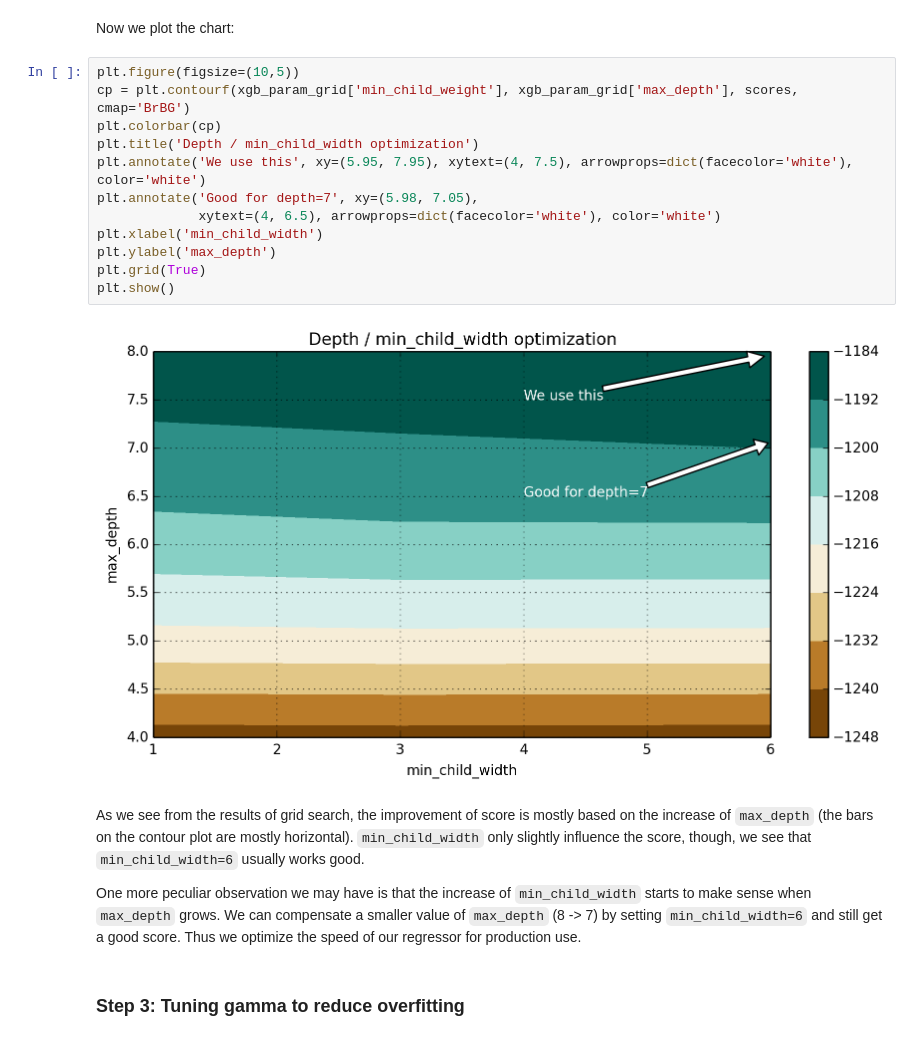
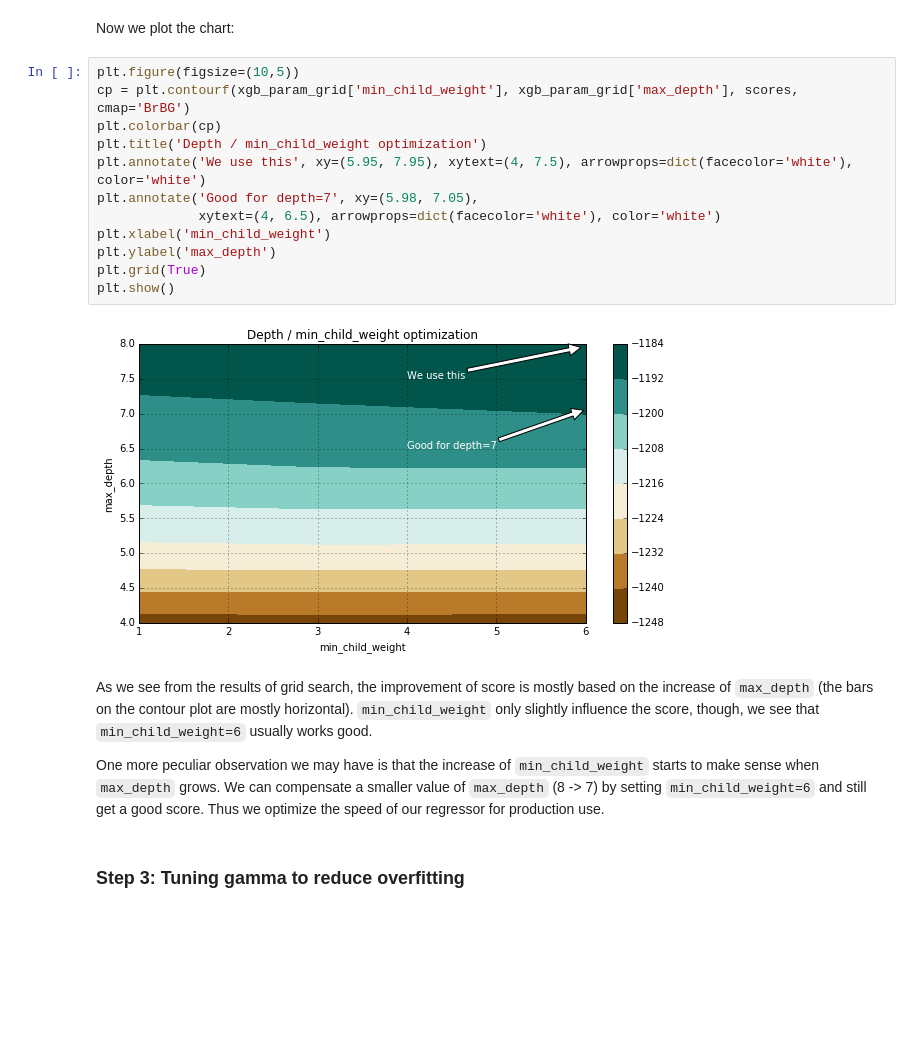
Before and after one commit to dnkirill/allstate_capstone, a Jupyter notebook: part2_xgboost.ipynb, the cells around one changed output. Saved outputs shown, nothing was run; the diff lists cells and outputs as text; blank space fills up the shorter version.

```diff
--- a/part2_xgboost.ipynb
+++ b/part2_xgboost.ipynb
@@ -349,21 +350,21 @@ Now we plot the chart:
 # %%
 plt.figure(figsize=(10,5))
 cp = plt.contourf(xgb_param_grid['min_child_weight'], xgb_param_grid['max_depth'], scores, cmap='BrBG')
 plt.colorbar(cp)
-plt.title('Depth / min_child_width optimization')
+plt.title('Depth / min_child_weight optimization')
 plt.annotate('We use this', xy=(5.95, 7.95), xytext=(4, 7.5), arrowprops=dict(facecolor='white'), color='white')
 plt.annotate('Good for depth=7', xy=(5.98, 7.05),
              xytext=(4, 6.5), arrowprops=dict(facecolor='white'), color='white')
-plt.xlabel('min_child_width')
+plt.xlabel('min_child_weight')
 plt.ylabel('max_depth')
 plt.grid(True)
 plt.show()
 # %% [output]
-[figure, old version]
+[figure, new version]
 # %% [markdown]
-As we see from the results of grid search, the improvement of score is mostly based on the increase of `max_depth` (the bars on the contour plot are mostly horizontal). `min_child_width` only slightly influence the score, though, we see that `min_child_width=6` usually works good.
+As we see from the results of grid search, the improvement of score is mostly based on the increase of `max_depth` (the bars on the contour plot are mostly horizontal). `min_child_weight` only slightly influence the score, though, we see that `min_child_weight=6` usually works good.
 
-One more peculiar observation we may have is that the increase of `min_child_width` starts to make sense when `max_depth` grows. We can compensate a smaller value of `max_depth` (8 -> 7) by setting `min_child_width=6` and still get a good score. Thus we optimize the speed of our regressor for production use.
+One more peculiar observation we may have is that the increase of `min_child_weight` starts to make sense when `max_depth` grows. We can compensate a smaller value of `max_depth` (8 -> 7) by setting `min_child_weight=6` and still get a good score. Thus we optimize the speed of our regressor for production use.
 # %% [markdown]
 ### Step 3: Tuning gamma to reduce overfitting
 # %% [markdown]
```
Also changed, not shown: parts of 19 cells of this notebook, 4 other files.
